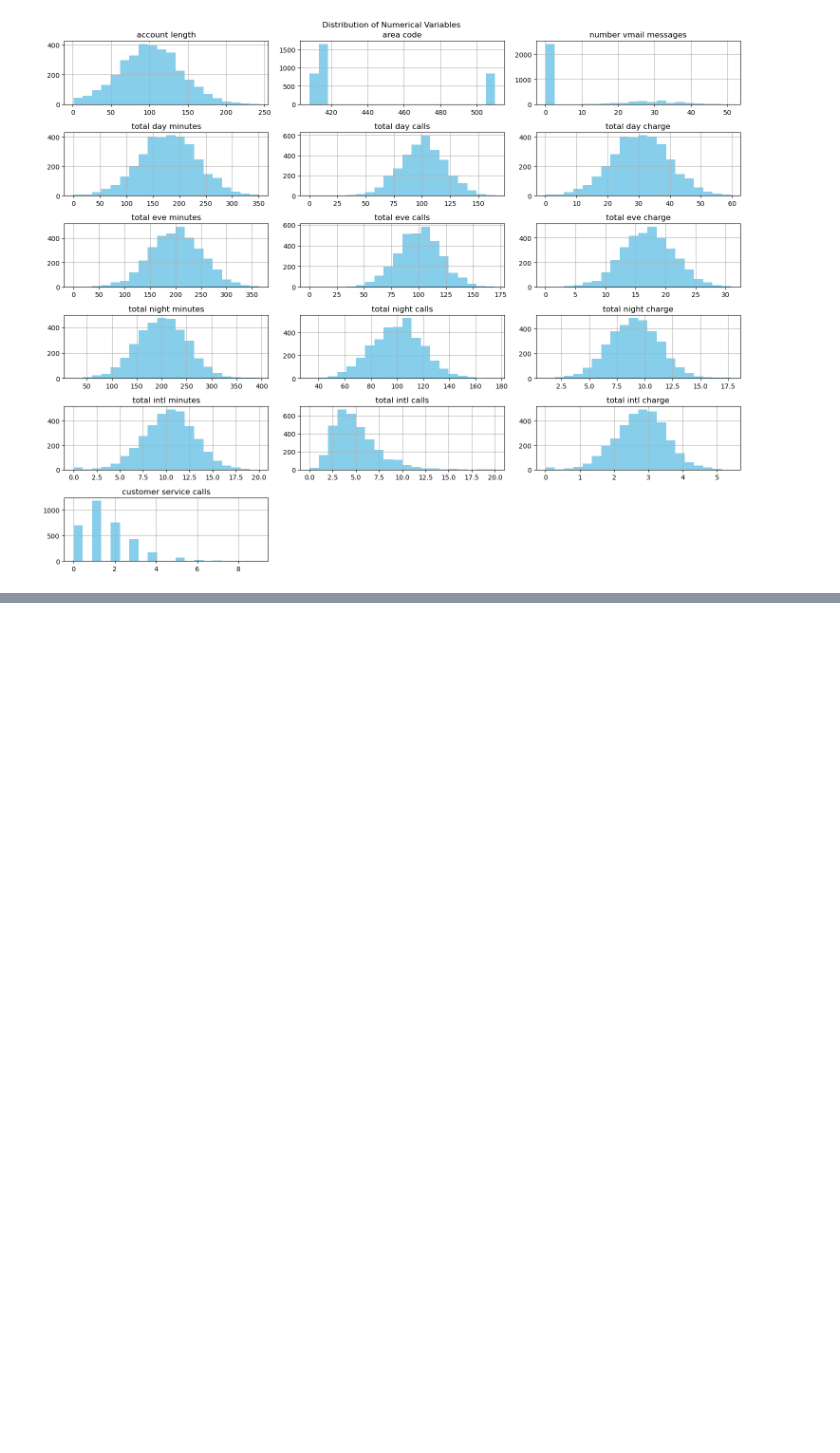
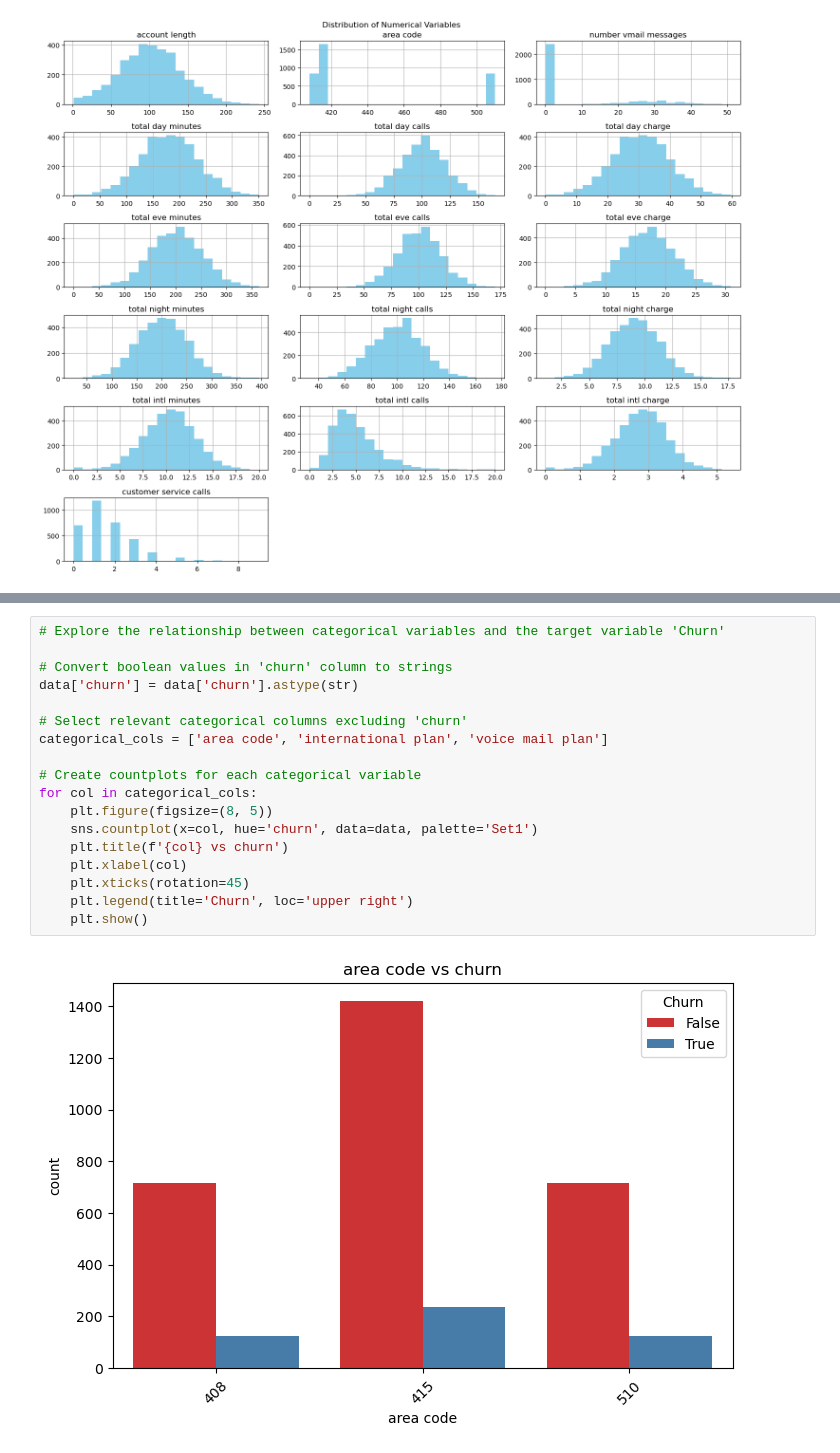
Before and after one commit to CKGaithuma/SyriaTel-Customer-Churn-ML-PROJECT, a Jupyter notebook: SyriaTel_Customer_Churn_EDA.ipynb, the cells around one changed output, grey strips where cells are left out. Drawn from its saved outputs; the diff is of its cells as text; blank space fills up the shorter version.

```diff
--- a/SyriaTel_Customer_Churn_EDA.ipynb
+++ b/SyriaTel_Customer_Churn_EDA.ipynb
@@ -124,0 +144,20 @@ plt.show()
+# %%
+# Explore the relationship between categorical variables and the target variable 'Churn'
+
+# Convert boolean values in 'churn' column to strings
+data['churn'] = data['churn'].astype(str)
+
+# Select relevant categorical columns excluding 'churn'
+categorical_cols = ['area code', 'international plan', 'voice mail plan']
+
+# Create countplots for each categorical variable
+for col in categorical_cols:
+    plt.figure(figsize=(8, 5))
+    sns.countplot(x=col, hue='churn', data=data, palette='Set1')
+    plt.title(f'{col} vs churn')
+    plt.xlabel(col)
+    plt.xticks(rotation=45)
+    plt.legend(title='Churn', loc='upper right')
+    plt.show()
+# %% [output]
+[figure, added]
```
Also changed, not shown: parts of 2 cells of this notebook.
